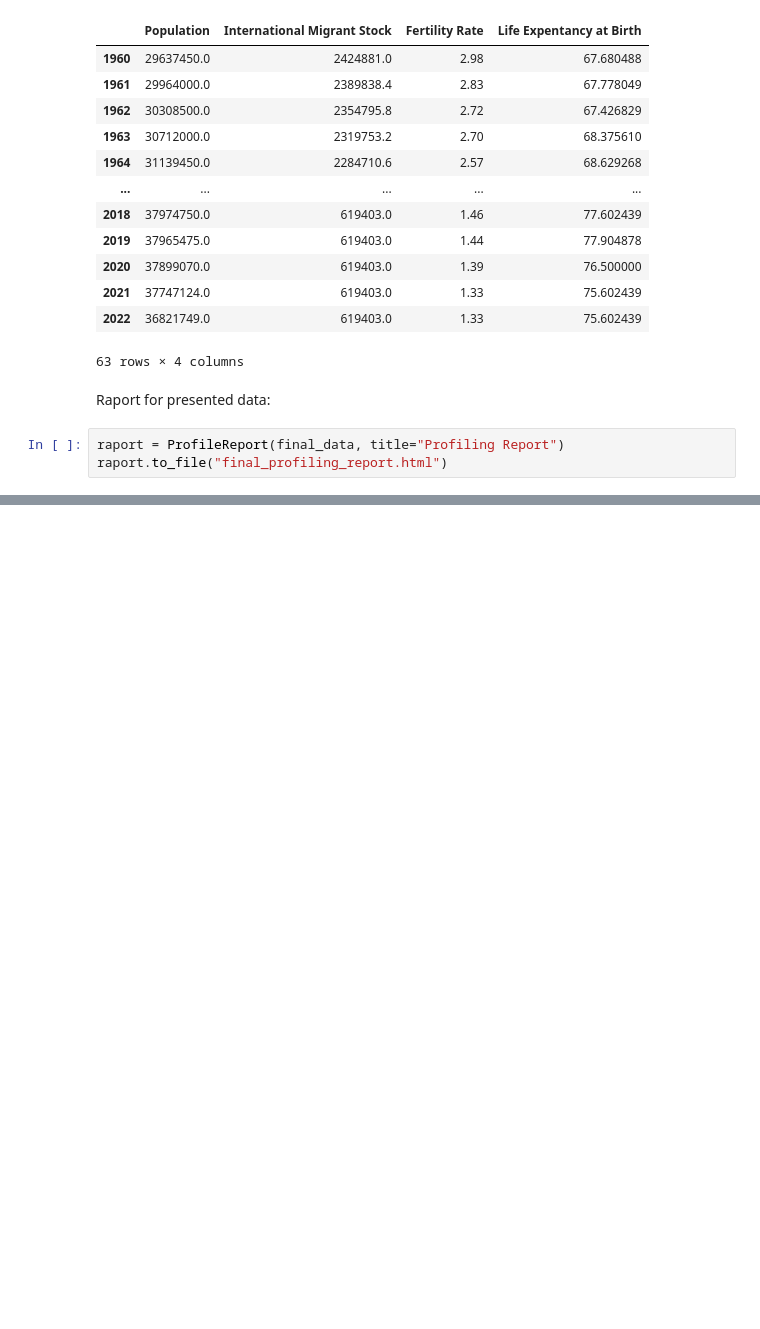
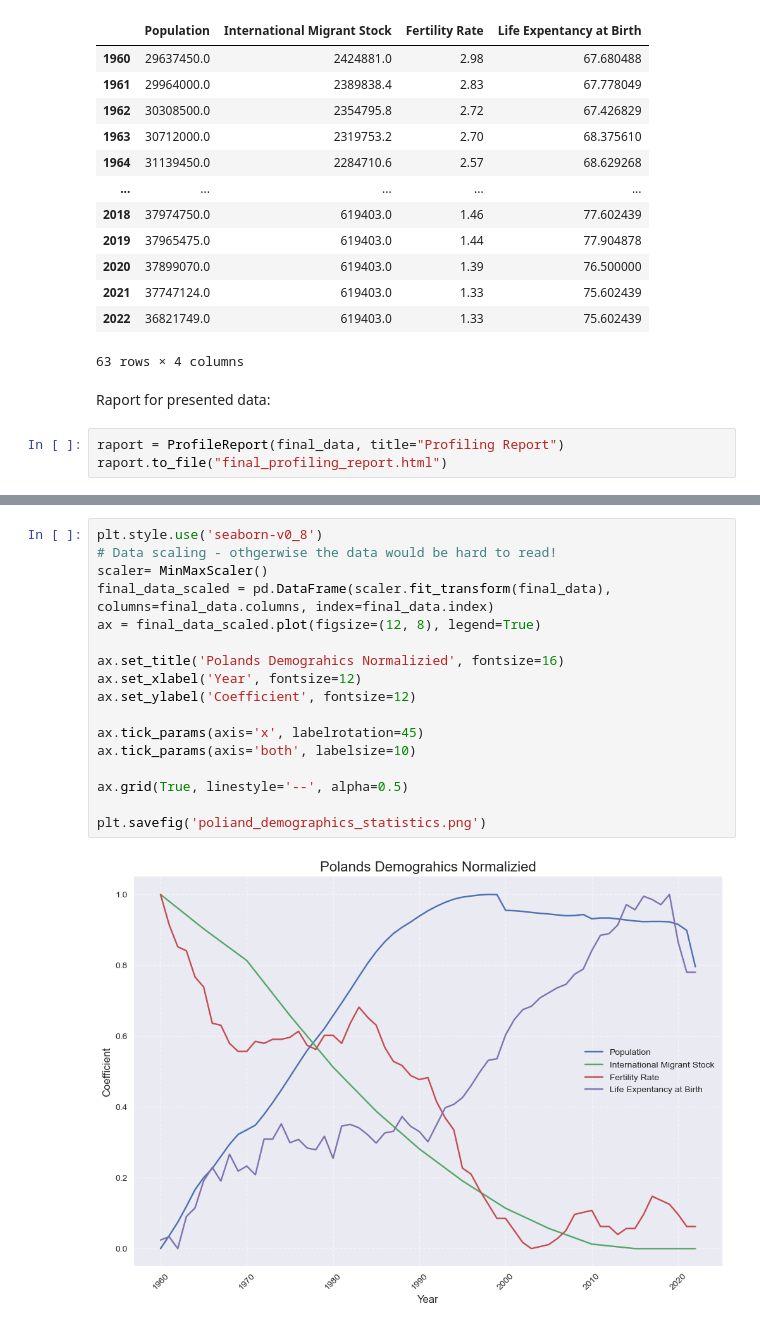
Before and after one commit to coolka1234/scikit-learn-poland-demography, a Jupyter notebook: demografia_polski.ipynb, the cells around one changed output, grey strips where cells are left out. Saved outputs shown, nothing was run; the diff lists cells and outputs as text; blank space fills up the shorter version.

```diff
--- a/demografia_polski.ipynb
+++ b/demografia_polski.ipynb
@@ -236,0 +240,19 @@ raport.to_file("final_profiling_report.html")
+# %%
+plt.style.use('seaborn-v0_8')
+# Data scaling - othgerwise the data would be hard to read!
+scaler= MinMaxScaler()
+final_data_scaled = pd.DataFrame(scaler.fit_transform(final_data), columns=final_data.columns, index=final_data.index)
+ax = final_data_scaled.plot(figsize=(12, 8), legend=True)
+
+ax.set_title('Polands Demograhics Normalizied', fontsize=16)
+ax.set_xlabel('Year', fontsize=12)
+ax.set_ylabel('Coefficient', fontsize=12)
+
+ax.tick_params(axis='x', labelrotation=45)
+ax.tick_params(axis='both', labelsize=10)
+
+ax.grid(True, linestyle='--', alpha=0.5)
+
+plt.savefig('poliand_demographics_statistics.png')
+# %% [output]
+[figure, added]
```
Also changed, not shown: parts of 3 cells of this notebook, 2 other files.
